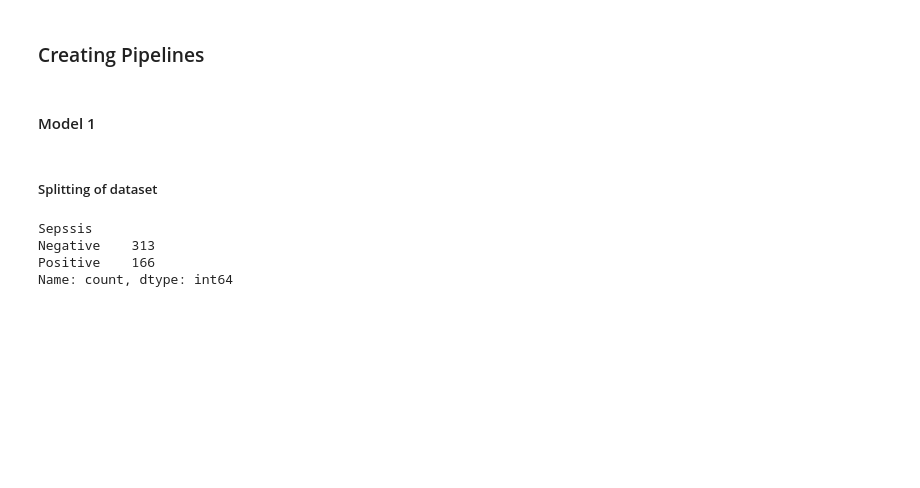
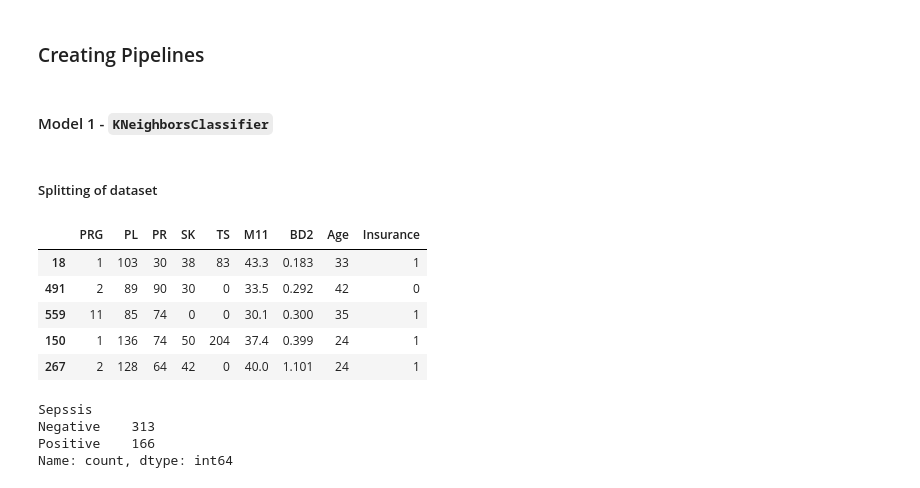
Before and after one commit to helloramy/LP6_SEPSIS_MODEL, a Jupyter notebook: ml_notebook.ipynb, the cells around one changed output. Cells and saved outputs as stored; diff of their text form; code cells hidden in the pictures; blank space fills up the shorter version.

```diff
--- a/ml_notebook.ipynb
+++ b/ml_notebook.ipynb
@@ -182,6 +182,8 @@ plt.show()
 [figure]
 # %% [markdown]
 ### Data Cleaning
+# %%
+train_data = train_data.drop(['ID'], axis = 1)
 # %%
 train_data.head()
 # %% [output]
@@ -242,7 +244,7 @@ pandas.core.series.Series
 # %% [markdown]
 ### Creating Pipelines
 # %% [markdown]
-#### Model 1
+#### Model 1 - `KNeighborsClassifier`
 # %%
 # creating pipeline and 1st ML model
 
@@ -263,6 +265,15 @@ pipeline_1 = Pipeline(steps=[
 ##### Splitting of dataset
 # %%
 X_train, X_test, y_train, y_test = train_test_split(X, y, test_size=0.2, random_state=10, stratify=y)
+# %%
+X_train.head()
+# %% [output]
+|  | PRG | PL | PR | SK | TS | M11 | BD2 | Age | Insurance |
+| 18 | 1 | 103 | 30 | 38 | 83 | 43.3 | 0.183 | 33 | 1 |
+| 491 | 2 | 89 | 90 | 30 | 0 | 33.5 | 0.292 | 42 | 0 |
+| 559 | 11 | 85 | 74 | 0 | 0 | 30.1 | 0.300 | 35 | 1 |
+| 150 | 1 | 136 | 74 | 50 | 204 | 37.4 | 0.399 | 24 | 1 |
+| 267 | 2 | 128 | 64 | 42 | 0 | 40.0 | 1.101 | 24 | 1 |
 # %%
 # checking dataset imbalance
 
```
Also changed, not shown: parts of 2 cells of this notebook, 1 other file.
